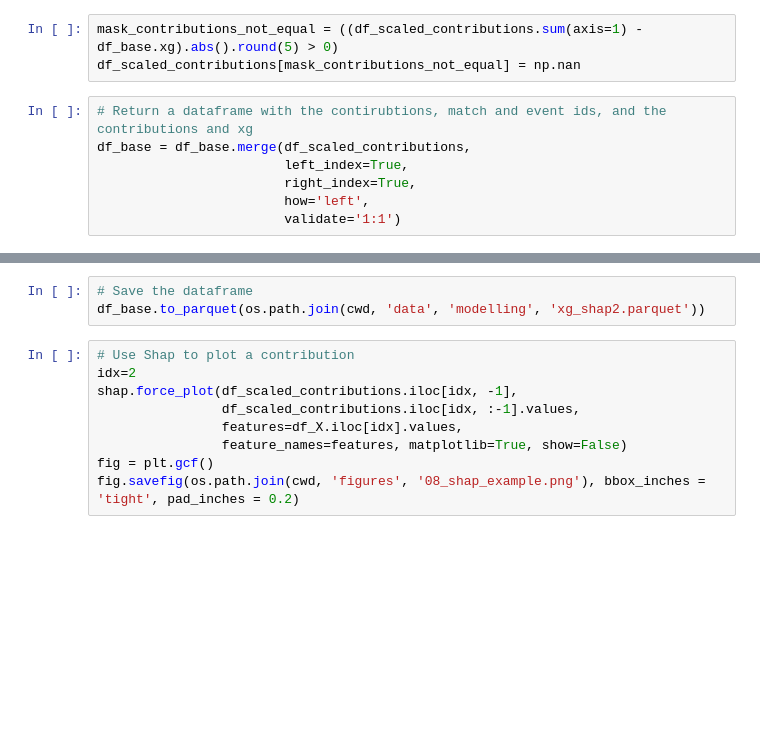
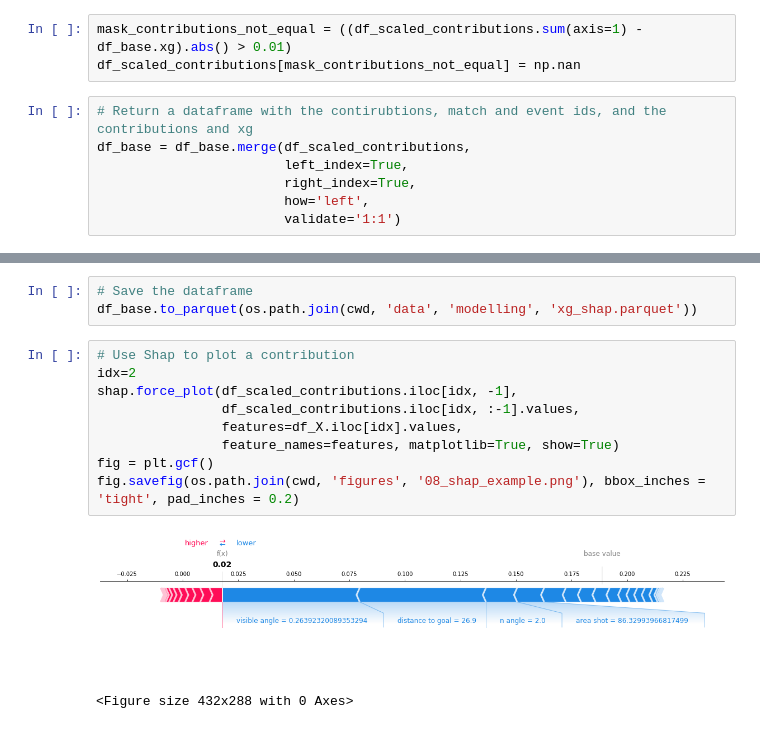
Before and after one commit to SergiRuizUNIR/TFG, a Jupyter notebook: 13_Calculo_xGModel_&_Shap.ipynb, the cells around one changed output, grey strips where cells are left out. Saved outputs shown, nothing was run; the diff lists cells and outputs as text; blank space fills up the shorter version.

```diff
--- a/13_Calculo_xGModel_&_Shap.ipynb
+++ b/13_Calculo_xGModel_&_Shap.ipynb
@@ -151,7 +115,7 @@ print(df_base.shape)
 df_scaled_contributions.reset_index(drop=True, inplace=True)
 df_base.reset_index(drop=True, inplace=True)
 # %%
-mask_contributions_not_equal = ((df_scaled_contributions.sum(axis=1) - df_base.xg).abs().round(5) > 0)
+mask_contributions_not_equal = ((df_scaled_contributions.sum(axis=1) - df_base.xg).abs() > 0.01)
 df_scaled_contributions[mask_contributions_not_equal] = np.nan
 # %%
 # Return a dataframe with the contirubtions, match and event ids, and the contributions and xg
@@ -183,12 +147,15 @@ memory usage: 20.7+ MB
 # %%
 # Save the dataframe
-df_base.to_parquet(os.path.join(cwd, 'data', 'modelling', 'xg_shap2.parquet'))
+df_base.to_parquet(os.path.join(cwd, 'data', 'modelling', 'xg_shap.parquet'))
 # %%
 # Use Shap to plot a contribution
 idx=2
 shap.force_plot(df_scaled_contributions.iloc[idx, -1],
                 df_scaled_contributions.iloc[idx, :-1].values,
                 features=df_X.iloc[idx].values,
-                feature_names=features, matplotlib=True, show=False)
+                feature_names=features, matplotlib=True, show=True)
 fig = plt.gcf()
 fig.savefig(os.path.join(cwd, 'figures', '08_shap_example.png'), bbox_inches = 'tight', pad_inches = 0.2)
+# %% [output]
+[figure, added]
+<Figure size 432x288 with 0 Axes>
```
Also changed, not shown: parts of 8 cells of this notebook.
